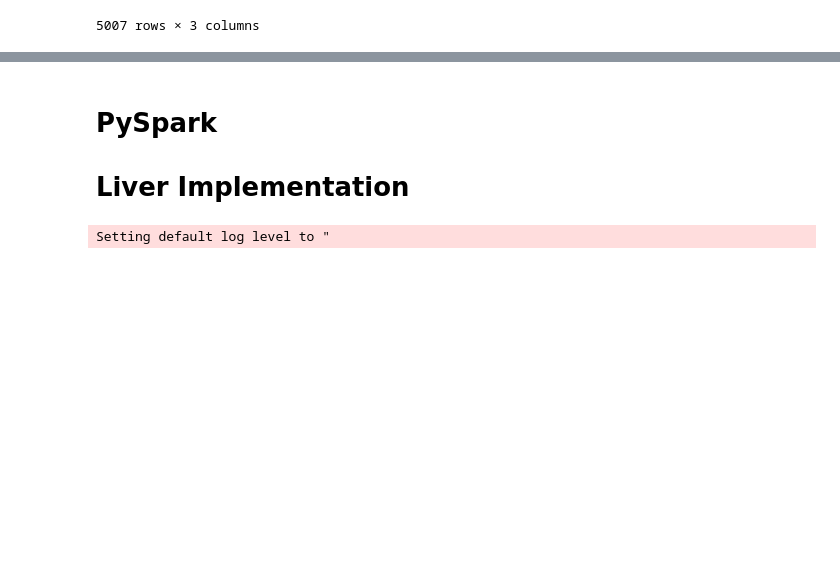
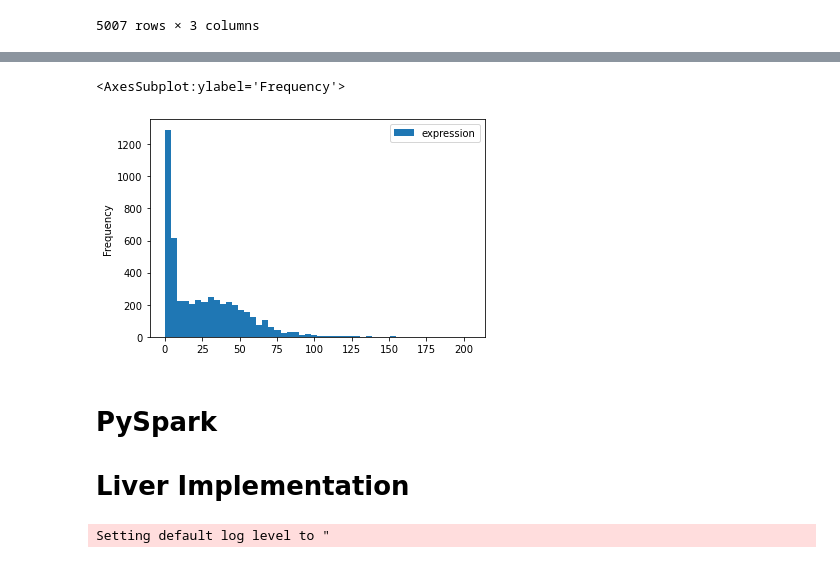
Before and after one commit to opentargets/baseline-expression, a Jupyter notebook: Tabula Sapiens Pipeline v2.ipynb, the cells around one changed output, grey strips where cells are left out. Saved outputs shown, nothing was run; the diff lists cells and outputs as text; code cells hidden in the pictures; blank space fills up the shorter version.

```diff
--- a/Tabula Sapiens Pipeline v2.ipynb
+++ b/Tabula Sapiens Pipeline v2.ipynb
@@ -970,3 +1105,8 @@ merged_ACTB_sum_counts_df.plot.scatter(x = 'sum_counts', y = 'ACTB_counts')
+# %%
+ACTB_counts.plot.hist(bins = 50)
+# %% [output]
+<AxesSubplot:ylabel='Frequency'>
+[figure, added]
 # %% [markdown]
 # PySpark
 # Liver Implementation
```
Also changed, not shown: parts of 75 cells of this notebook.
